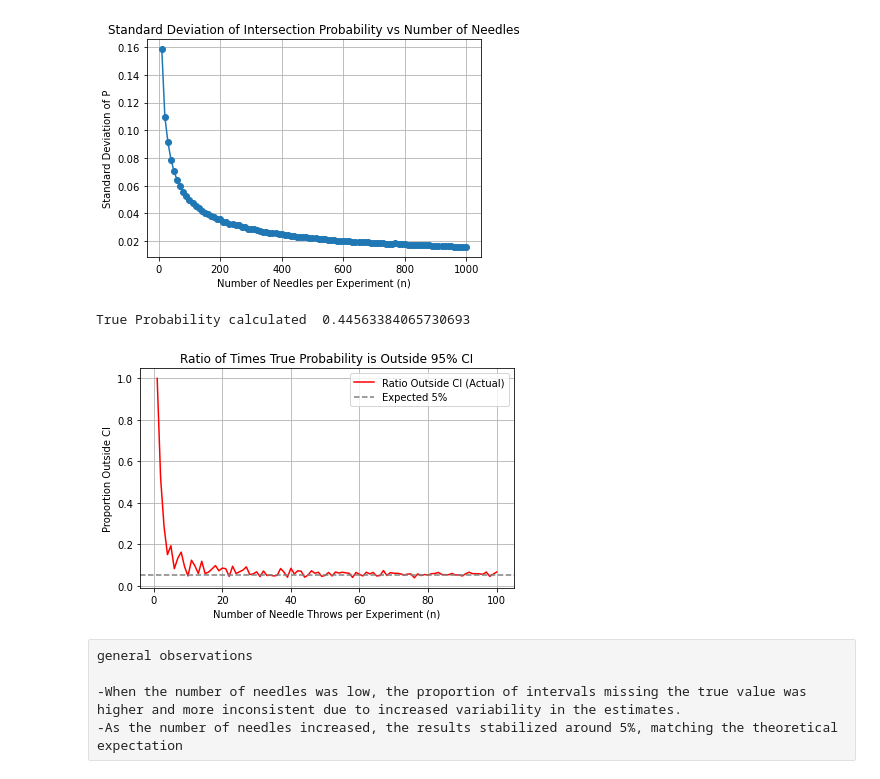
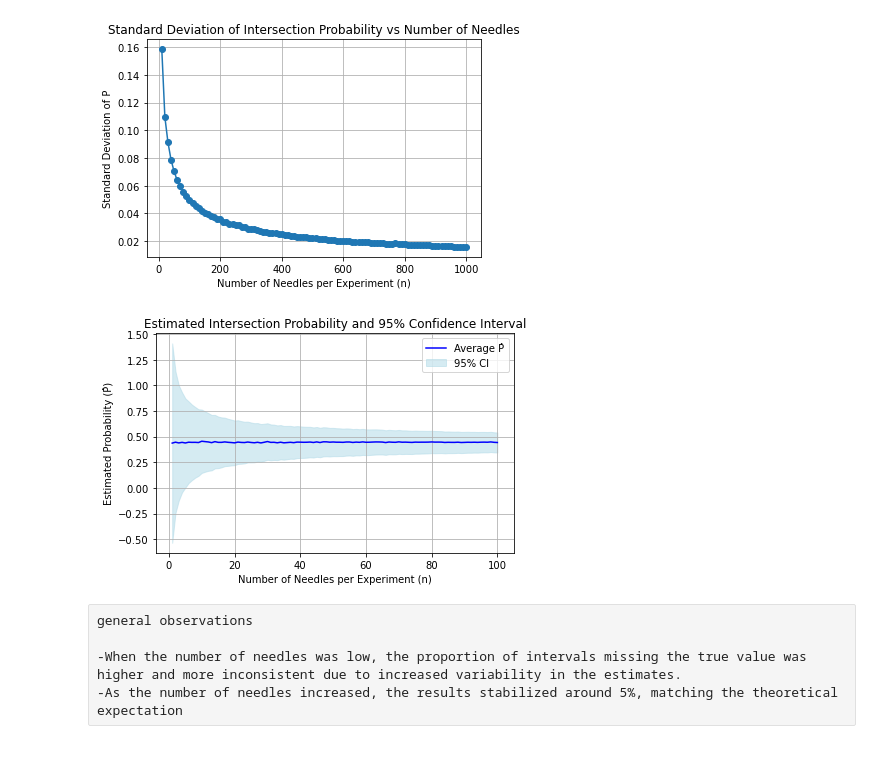
Before and after one commit to ayushii206/Collective_Robotics, a Jupyter notebook: A3/Assignment_3.ipynb, the cells around one changed output. Saved outputs shown, nothing was run; the diff lists cells and outputs as text; code cells hidden in the pictures.

Commit message:
Assignment 3 task 1 all parts done

```diff
--- a/A3/Assignment_3.ipynb
+++ b/A3/Assignment_3.ipynb
@@ -103,61 +103,52 @@ plt.show()
 # %% [output]
 [figure]
 # %%
-#task 3 c
+#task 3
 import random
 import math
 import numpy as np
 import matplotlib.pyplot as plt
 
 needle_length = 0.7
 space_btw_line = 1
 trials = 1000
 no_of_needles = list(range(1, 101, 1))
 
-true_probability = (2*needle_length)/(space_btw_line*math.pi)
-print("True Probability calculated ", true_probability)
-
-outside_confidence_interval = []
+avg_prob = []
+lower_Prob = []
+higher_Prob = []
 
 for n in no_of_needles:
-    outside_prob_range = 0
+    Probabilities = []
+
     for i in range(trials):
         crossed_line_count = 0
         for K in range(n):
+            d = random.uniform(0, space_btw_line / 2)
+            angle = random.uniform(0, math.pi / 2)
+            crossing_line = math.sin(angle) * (needle_length / 2)
+            if crossing_line > d:
+                crossed_line_count += 1
 
-            d_btw_needle_line = random.uniform(0,space_btw_line/2)
-            angle_btw_needle_line = random.uniform(0,math.pi/2)
+        P_hat = crossed_line_count / n
+        Probabilities.append(P_hat)
 
-            # print(d_btw_needle_line,angle_btw_needle_line)
+    avg_p = np.mean(Probabilities)
+    avg_prob.append(avg_p)
 
-            crossing_line = math.sin(angle_btw_needle_line) * (needle_length/2)
-            # print(crossing_line)
-            if crossing_line > d_btw_needle_line:
-                crossed_line_count = crossed_line_count + 1
-            else:
-                continue
-        P = crossed_line_count/n
-        #according to formula
-        error = 1.96 * math.sqrt((1/n)*P*(1-P))
-        lower_val = P - error
-        higher_val = P + error
-
-        if true_probability < lower_val or true_probability > higher_val:
-            outside_prob_range = outside_prob_range + 1
-
-    ratio = outside_prob_range / trials
-    outside_confidence_interval.append(ratio)
+    error = 1.96 * math.sqrt((avg_p * (1 - avg_p)) / n)
+    lower_Prob.append(avg_p - error)
+    higher_Prob.append(avg_p + error)
 
 
-plt.plot(no_of_needles, outside_confidence_interval, label='Ratio Outside CI (Actual)', color='red')
-plt.axhline(0.05, linestyle='--', color='gray', label='Expected 5%')
-plt.title("Ratio of Times True Probability is Outside 95% CI")
-plt.xlabel("Number of Needle Throws per Experiment (n)")
-plt.ylabel("Proportion Outside CI")
+plt.plot(no_of_needles, avg_prob, label='Average P̂', color='blue')
+plt.fill_between(no_of_needles, lower_Prob, higher_Prob, color='lightblue', alpha=0.5, label='95% CI')
+plt.title("Estimated Intersection Probability and 95% Confidence Interval")
+plt.xlabel("Number of Needles per Experiment (n)")
+plt.ylabel("Estimated Probability (P̂)")
 plt.legend()
 plt.grid(True)
 plt.tight_layout()
 plt.show()
 # %% [output]
-True Probability calculated  0.44563384065730693
-[figure, old version]
+[figure, new version]
```
Also changed, not shown: parts of 1 cell of this notebook.
